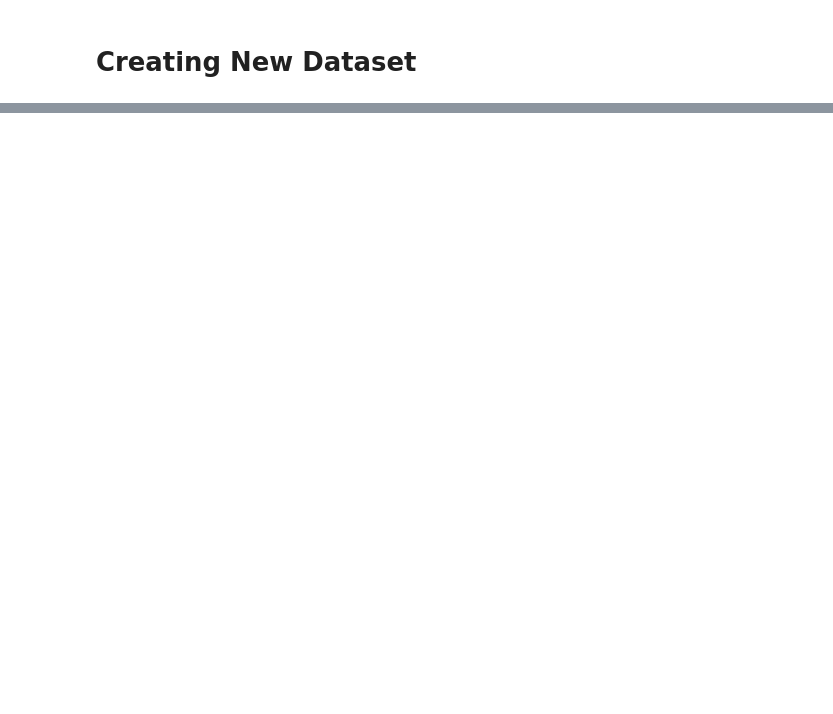
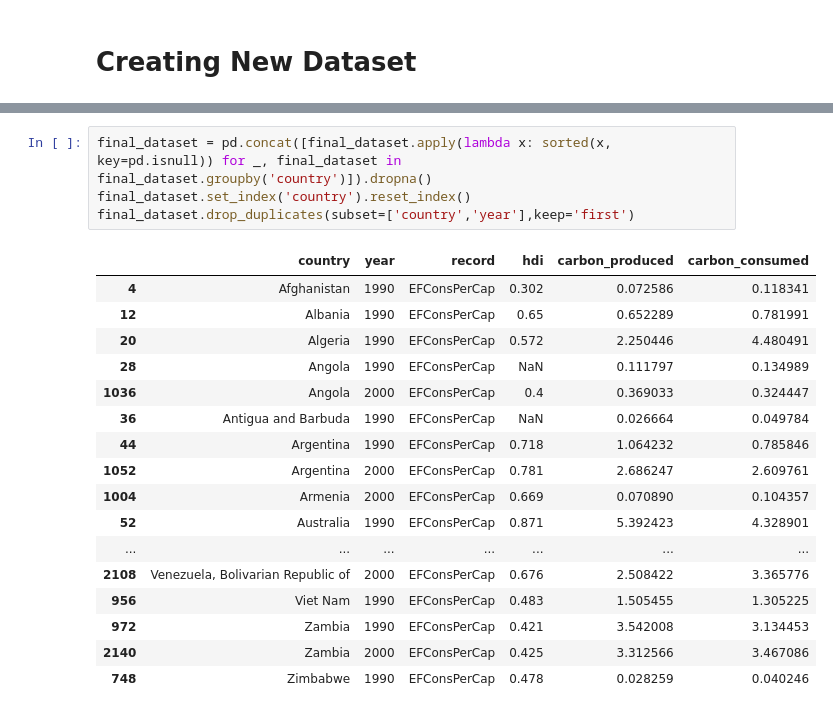
Before and after one commit to jacobdv/shoe-beans, a Jupyter notebook: All_Data_Cleaning.ipynb, the cells around one changed output, grey strips where cells are left out. Drawn from its saved outputs; the diff is of its cells as text; blank space fills up the shorter version.

```diff
--- a/All_Data_Cleaning.ipynb
+++ b/All_Data_Cleaning.ipynb
@@ -338,0 +408,22 @@ data
+# %%
+final_dataset = pd.concat([final_dataset.apply(lambda x: sorted(x, key=pd.isnull)) for _, final_dataset in final_dataset.groupby('country')]).dropna()
+final_dataset.set_index('country').reset_index()
+final_dataset.drop_duplicates(subset=['country','year'],keep='first')
+# %% [output]
+|  | country | year | record | hdi | carbon_produced | carbon_consumed |
+| 4 | Afghanistan | 1990 | EFConsPerCap | 0.302 | 0.072586 | 0.118341 |
+| 12 | Albania | 1990 | EFConsPerCap | 0.65 | 0.652289 | 0.781991 |
+| 20 | Algeria | 1990 | EFConsPerCap | 0.572 | 2.250446 | 4.480491 |
+| 28 | Angola | 1990 | EFConsPerCap | NaN | 0.111797 | 0.134989 |
+| 1036 | Angola | 2000 | EFConsPerCap | 0.4 | 0.369033 | 0.324447 |
+| 36 | Antigua and Barbuda | 1990 | EFConsPerCap | NaN | 0.026664 | 0.049784 |
+| 44 | Argentina | 1990 | EFConsPerCap | 0.718 | 1.064232 | 0.785846 |
+| 1052 | Argentina | 2000 | EFConsPerCap | 0.781 | 2.686247 | 2.609761 |
+| 1004 | Armenia | 2000 | EFConsPerCap | 0.669 | 0.070890 | 0.104357 |
+| 52 | Australia | 1990 | EFConsPerCap | 0.871 | 5.392423 | 4.328901 |
+| ... | ... | ... | ... | ... | ... | ... |
+| 2108 | Venezuela, Bolivarian Republic of | 2000 | EFConsPerCap | 0.676 | 2.508422 | 3.365776 |
+| 956 | Viet Nam | 1990 | EFConsPerCap | 0.483 | 1.505455 | 1.305225 |
+| 972 | Zambia | 1990 | EFConsPerCap | 0.421 | 3.542008 | 3.134453 |
+| 2140 | Zambia | 2000 | EFConsPerCap | 0.425 | 3.312566 | 3.467086 |
+| 748 | Zimbabwe | 1990 | EFConsPerCap | 0.478 | 0.028259 | 0.040246 |
```
Also changed, not shown: parts of 15 cells of this notebook, 1 other file.
